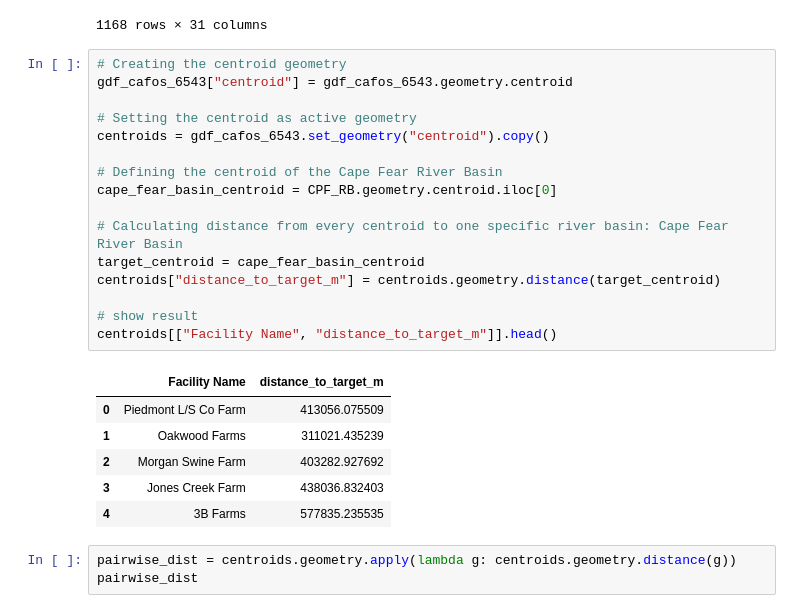
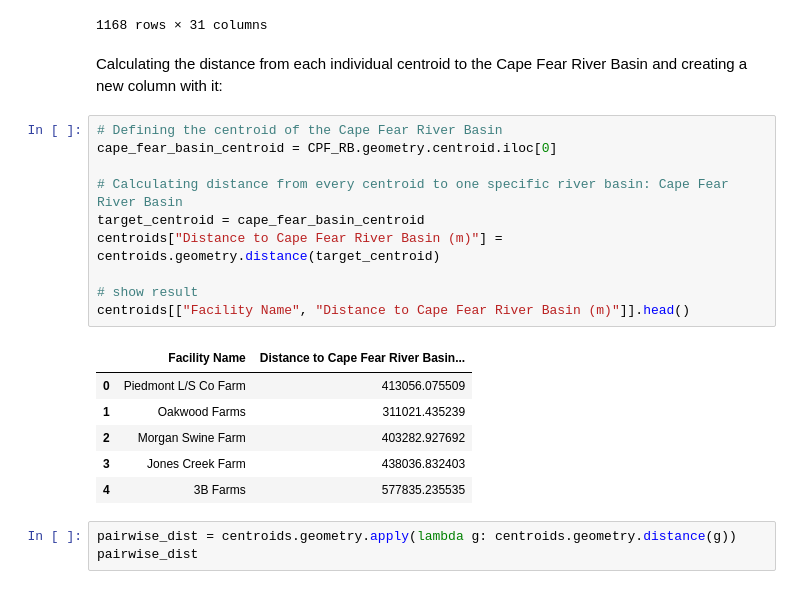
Before and after one commit to stromc485/geog592-stromc, a Jupyter notebook: schedule/week8/geopandas_proj.ipynb, the cells around one changed output. Cells and saved outputs as stored; diff of their text form.

```diff
--- a/schedule/week8/geopandas_proj.ipynb
+++ b/schedule/week8/geopandas_proj.ipynb
@@ -459,29 +466,25 @@ cafos_in_cpf
 | 2337 | NCA282443 | Farm #14 / 3514 | Murphy-Brown LLC | Swine | Swine NPDES COC | Swine - Feeder to Finish | ... |
 | 2338 | NCA282464 | Farm 2046 | Murphy-Brown LLC | Swine | Swine NPDES COC | Swine - Feeder to Finish | ... |
 1168 rows × 31 columns
-# %%
-# Creating the centroid geometry
-gdf_cafos_6543["centroid"] = gdf_cafos_6543.geometry.centroid
-
-# Setting the centroid as active geometry
-centroids = gdf_cafos_6543.set_geometry("centroid").copy()
-
-# Defining the centroid of the Cape Fear River Basin
-cape_fear_basin_centroid = CPF_RB.geometry.centroid.iloc[0]
-
-# Calculating distance from every centroid to one specific river basin: Cape Fear River Basin
-target_centroid = cape_fear_basin_centroid
-centroids["distance_to_target_m"] = centroids.geometry.distance(target_centroid)
-
-# show result
-centroids[["Facility Name", "distance_to_target_m"]].head()
-# %% [output]
-|  | Facility Name | distance_to_target_m |
-| 0 | Piedmont L/S Co Farm | 413056.075509 |
-| 1 | Oakwood Farms | 311021.435239 |
-| 2 | Morgan Swine Farm | 403282.927692 |
-| 3 | Jones Creek Farm | 438036.832403 |
-| 4 | 3B Farms | 577835.235535 |
+# %% [markdown]
+Calculating the distance from each individual centroid to the Cape Fear River Basin and creating a new column with it:
+# %%
+# Defining the centroid of the Cape Fear River Basin
+cape_fear_basin_centroid = CPF_RB.geometry.centroid.iloc[0]
+
+# Calculating distance from every centroid to one specific river basin: Cape Fear River Basin
+target_centroid = cape_fear_basin_centroid
+centroids["Distance to Cape Fear River Basin (m)"] = centroids.geometry.distance(target_centroid)
+
+# show result
+centroids[["Facility Name", "Distance to Cape Fear River Basin (m)"]].head()
+# %% [output]
+|  | Facility Name | Distance to Cape Fear River Basin... |
+| 0 | Piedmont L/S Co Farm | 413056.075509 |
+| 1 | Oakwood Farms | 311021.435239 |
+| 2 | Morgan Swine Farm | 403282.927692 |
+| 3 | Jones Creek Farm | 438036.832403 |
+| 4 | 3B Farms | 577835.235535 |
 # %%
 pairwise_dist = centroids.geometry.apply(lambda g: centroids.geometry.distance(g))
 pairwise_dist
```
Also changed, not shown: parts of 10 cells of this notebook.
